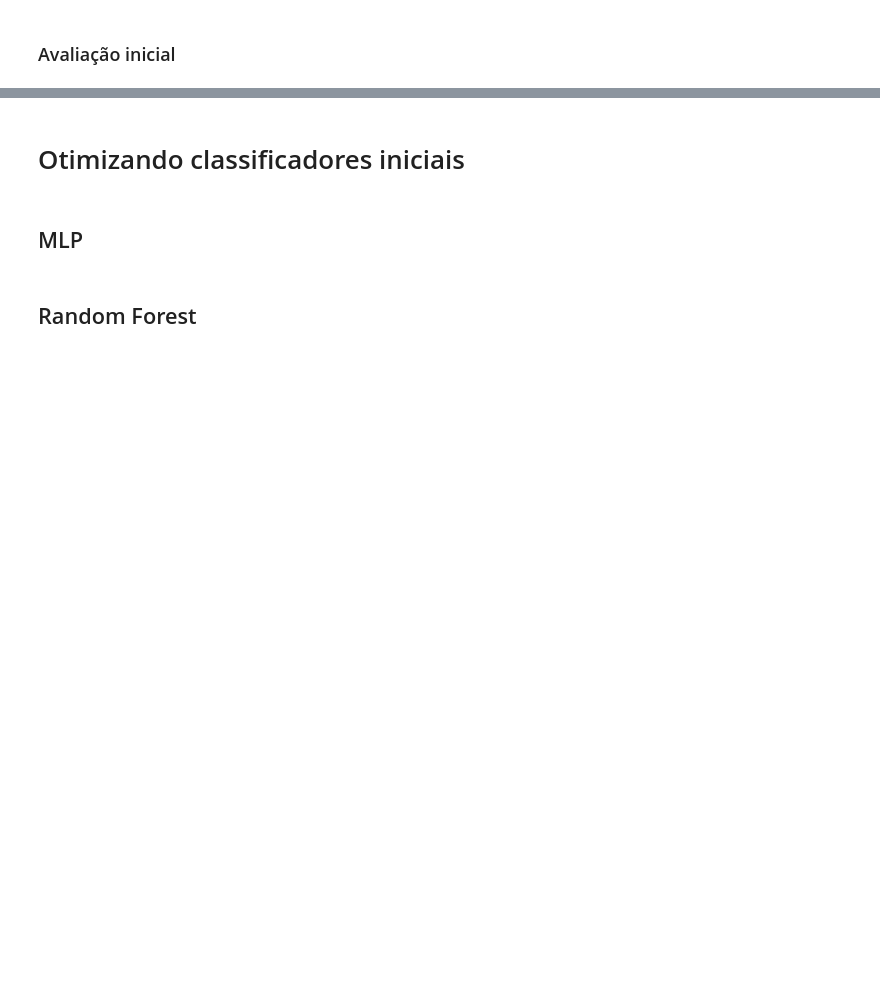
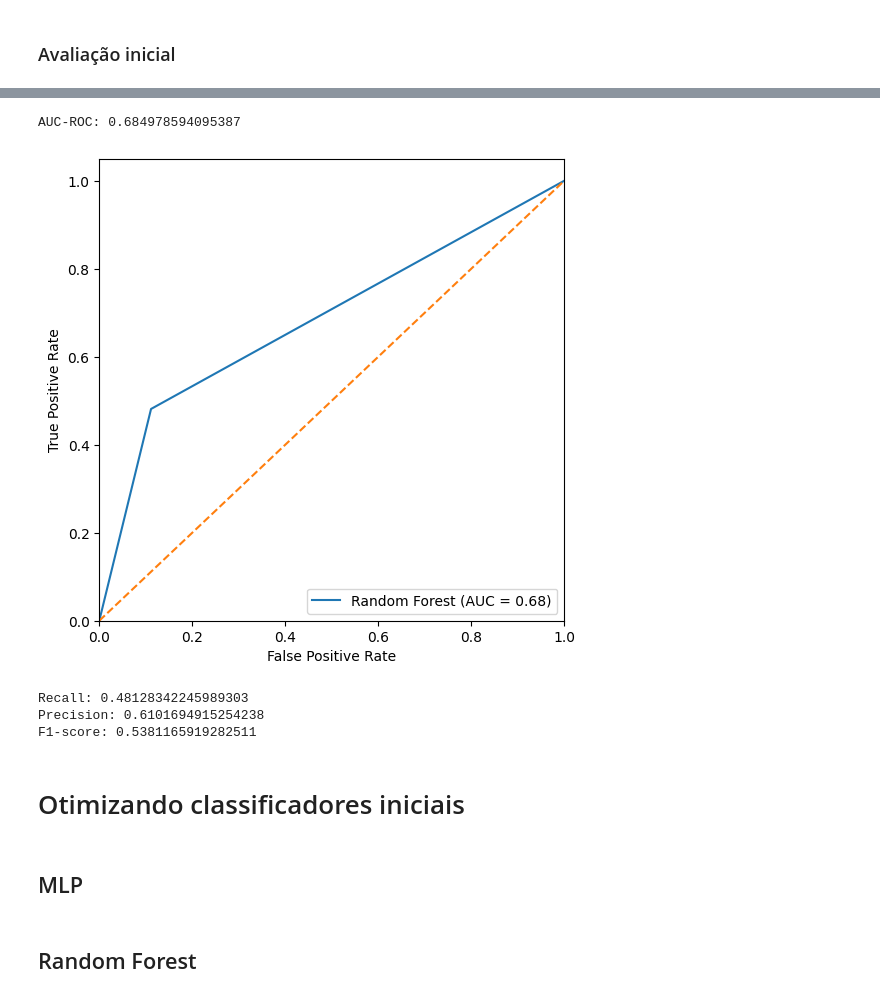
Before and after one commit to Vinicius-resende-cin/classifying-churn, a Jupyter notebook: main.ipynb, the cells around one changed output, grey strips where cells are left out. Drawn from its saved outputs; the diff is of its cells as text; code cells hidden in the pictures; blank space fills up the shorter version.

```diff
--- a/main.ipynb
+++ b/main.ipynb
@@ -377,3 +404,24 @@ F1-score: 0.5924855491329479
+# %%
+#@title AUC-ROC
+rf_auc = roc_auc_score(y_test, rf_preds)
+print(f"AUC-ROC: {rf_auc}")
+rf_fpr, rf_tpr, _ = roc_curve(y_test, rf_preds)
+plot_roc(rf_fpr, rf_tpr, rf_auc, 'Random Forest')
+# %% [output]
+AUC-ROC: 0.684978594095387
+[figure, added]
+# %%
+#@title Recall, precision e f-score
+rf_recall = recall_score(y_test, rf_preds)
+rf_precision = precision_score(y_test, rf_preds)
+rf_f1 = f1_score(y_test, rf_preds)
+print(f"Recall: {rf_recall}")
+print(f"Precision: {rf_precision}")
+print(f"F1-score: {rf_f1}")
+# %% [output]
+Recall: 0.48128342245989303
+Precision: 0.6101694915254238
+F1-score: 0.5381165919282511
 # %% [markdown]
 # Otimizando classificadores iniciais
 # %% [markdown]
```
Also changed, not shown: parts of 21 cells of this notebook.
